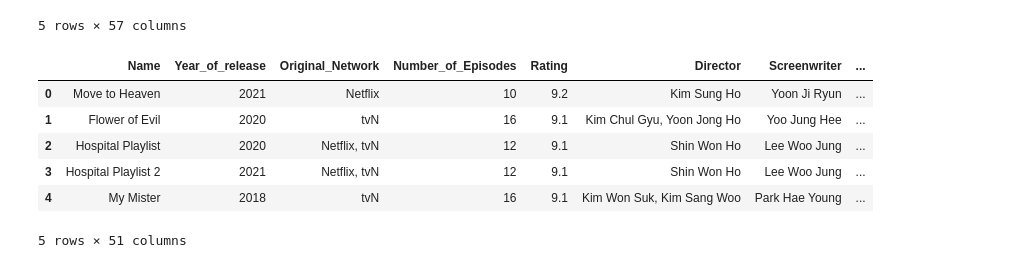
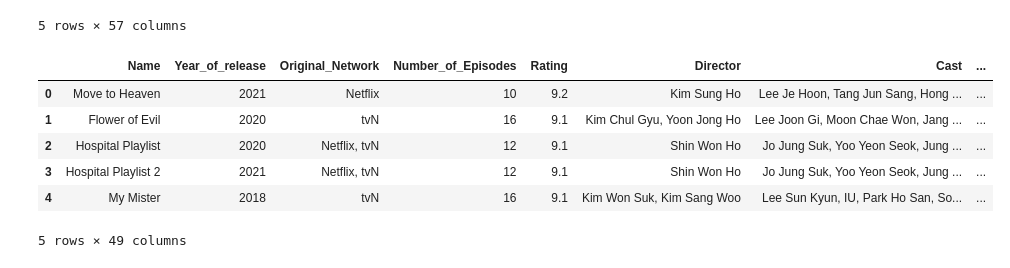
Before and after one commit to blurridge/kdrama-rating-ml, a Jupyter notebook: src/kdrama_rating_ml.ipynb, the cells around one changed output. Saved outputs shown, nothing was run; the diff lists cells and outputs as text; code cells hidden in the pictures.

Commit message:
[CHORE] Continued dropping unneeded columns and normalized people columns through using lead

```diff
--- a/src/kdrama_rating_ml.ipynb
+++ b/src/kdrama_rating_ml.ipynb
@@ -151,16 +152,16 @@ kdrama_data.head()
 # %%
 # Drop columns that are irrelevant to analysis and model training
 
-kdrama_data = kdrama_data.drop(['Aired_Date', 'Duration', 'Synopsis', "Genre", "Aired_On", "Tags"], axis=1)
+kdrama_data = kdrama_data.drop(['Aired_Date', 'Duration', 'Synopsis', "Genre", "Aired_On", "Tags", "Screenwriter", "Rank"], axis=1)
 kdrama_data.head()
 # %% [output]
-|  | Name | Year_of_release | Original_Network | Number_of_Episodes | Rating | Director | Screenwriter | ... |
-| 0 | Move to Heaven | 2021 | Netflix | 10 | 9.2 | Kim Sung Ho | Yoon Ji Ryun | ... |
-| 1 | Flower of Evil | 2020 | tvN | 16 | 9.1 | Kim Chul Gyu, Yoon Jong Ho | Yoo Jung Hee | ... |
-| 2 | Hospital Playlist | 2020 | Netflix, tvN | 12 | 9.1 | Shin Won Ho | Lee Woo Jung | ... |
-| 3 | Hospital Playlist 2 | 2021 | Netflix, tvN | 12 | 9.1 | Shin Won Ho | Lee Woo Jung | ... |
-| 4 | My Mister | 2018 | tvN | 16 | 9.1 | Kim Won Suk, Kim Sang Woo | Park Hae Young | ... |
+|  | Name | Year_of_release | Original_Network | Number_of_Episodes | Rating | Director | Cast | ... |
+| 0 | Move to Heaven | 2021 | Netflix | 10 | 9.2 | Kim Sung Ho | Lee Je Hoon, Tang Jun Sang, Hong ... | ... |
+| 1 | Flower of Evil | 2020 | tvN | 16 | 9.1 | Kim Chul Gyu, Yoon Jong Ho | Lee Joon Gi, Moon Chae Won, Jang ... | ... |
+| 2 | Hospital Playlist | 2020 | Netflix, tvN | 12 | 9.1 | Shin Won Ho | Jo Jung Suk, Yoo Yeon Seok, Jung ... | ... |
+| 3 | Hospital Playlist 2 | 2021 | Netflix, tvN | 12 | 9.1 | Shin Won Ho | Jo Jung Suk, Yoo Yeon Seok, Jung ... | ... |
+| 4 | My Mister | 2018 | tvN | 16 | 9.1 | Kim Won Suk, Kim Sang Woo | Lee Sun Kyun, IU, Park Ho San, So... | ... |
-5 rows × 51 columns
+5 rows × 49 columns
 # %%
 # Filling NaN values in Director, Production Company and Screenwriter with Unknown since they are cannot be solved through logistic regression
 
```
Also changed, not shown: parts of 3 cells of this notebook.
